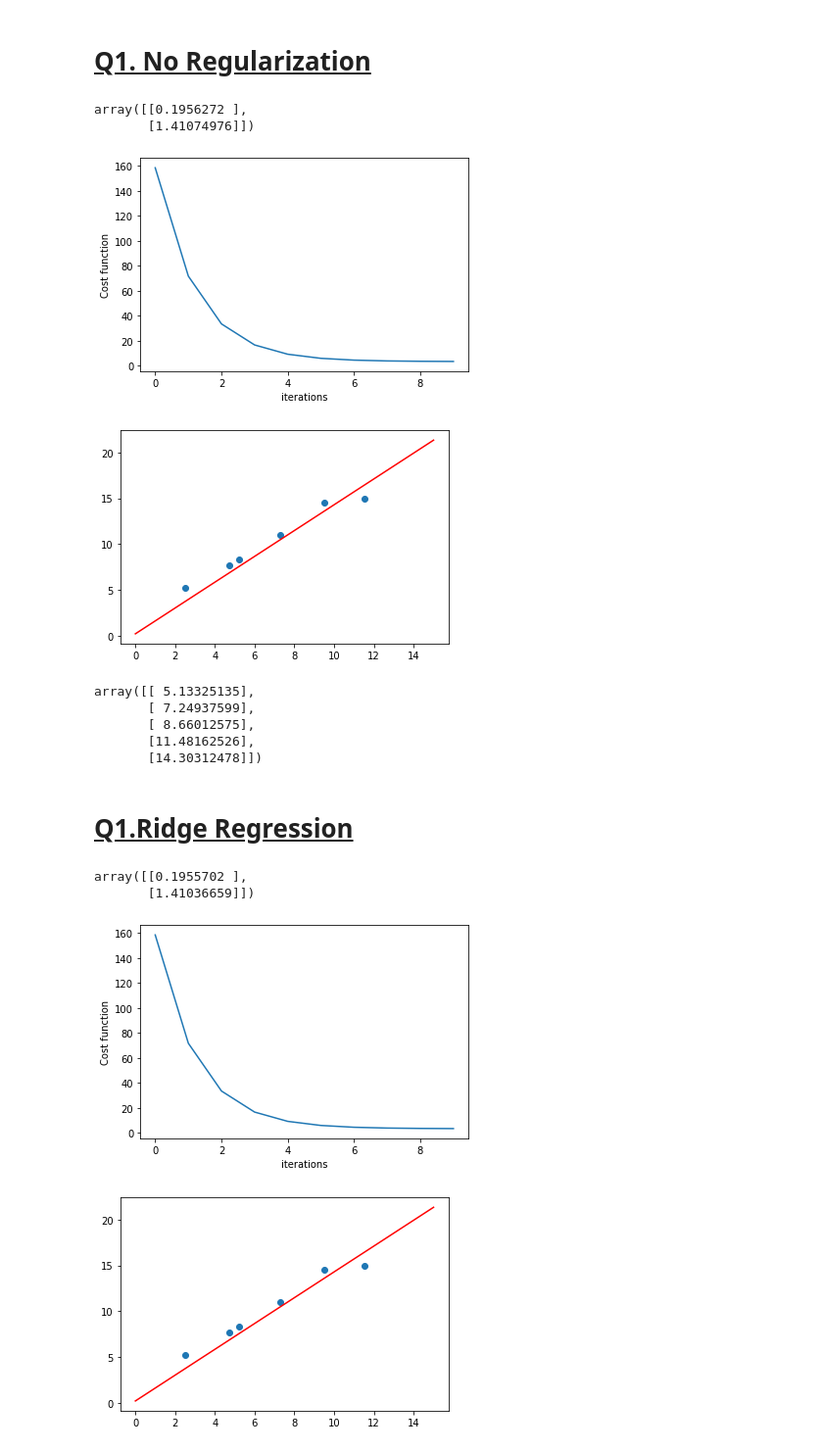
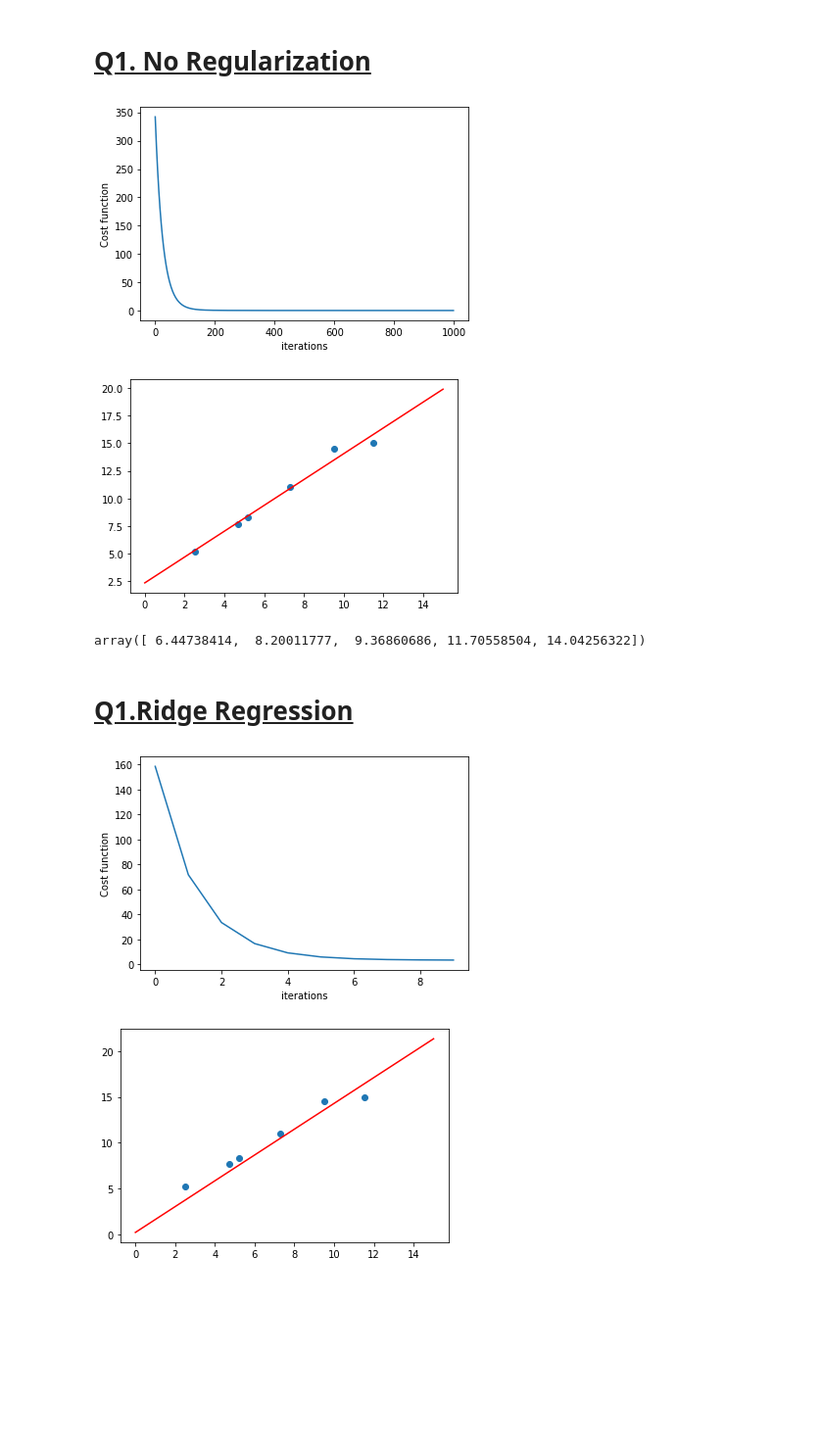
Before and after one commit to shreyanshML100/ML-CHE, a Jupyter notebook: 210079_Ajitesh Shree/Assignment_1/main1.ipynb, the cells around one changed output. Shown at 98% size. Saved outputs shown, nothing was run; the diff lists cells and outputs as text; code cells hidden in the pictures; blank space fills up the shorter version.

```diff
--- a/210079_Ajitesh Shree/Assignment_1/main1.ipynb
+++ b/210079_Ajitesh Shree/Assignment_1/main1.ipynb
@@ -15,12 +15,9 @@ plt.show()
 # %% [markdown]
 # <u> Q1. No Regularization
 # %%
-theta = fitGD(X_train,Y_train,0.001,0.1,0,10)
-theta
+theta = fitGD(X_train,Y_train,0.00589,0.00589,0,1000)
 # %% [output]
-array([[0.1956272 ],
-       [1.41074976]])
-[figure, old version]
+[figure, new version]
 # %%
 t = np.linspace(0,15,100)
 plt.scatter(X_train,Y_train)
@@ -28,24 +25,17 @@ y = theta[1,0]*t + theta[0,0]
 plt.plot(t, y, '-r')
 plt.show()
 # %% [output]
-[figure, old version]
+[figure, new version]
 # %%
 yTest = theta[1,0]*X_test+ theta[0,0]
 yTest
 # %% [output]
-array([[ 5.13325135],
-       [ 7.24937599],
-       [ 8.66012575],
-       [11.48162526],
-       [14.30312478]])
+array([ 6.44738414,  8.20011777,  9.36860686, 11.70558504, 14.04256322])
 # %% [markdown]
 # <u> Q1.Ridge Regression
 # %%
-theta1 = fitGD(X_train,Y_train,0.001,0.1,1,10)
-theta1
+theta1 = fitGD(X_train,Y_train,0.001,0.01,1,10)
 # %% [output]
-array([[0.1955702 ],
-       [1.41036659]])
 [figure]
 # %%
 t = np.linspace(0,15,100)
```
Also changed, not shown: parts of 17 cells of this notebook.
